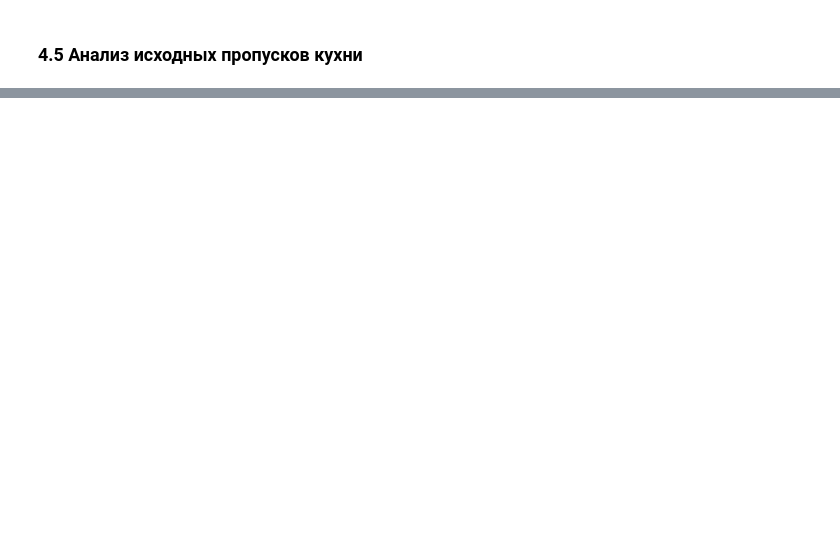
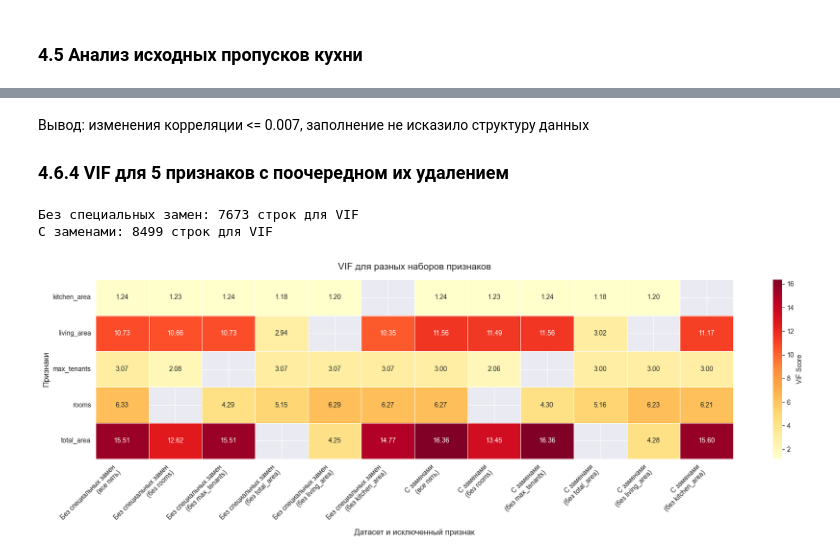
Before and after one commit to 6VolGirl/6VolGirl-Suhodolova_Anna_Lab2, a Jupyter notebook: notebooks/01_preparation.ipynb, the cells around one changed output, grey strips where cells are left out. Drawn from its saved outputs; the diff is of its cells as text; code cells hidden in the pictures; blank space fills up the shorter version.

```diff
--- a/notebooks/01_preparation.ipynb
+++ b/notebooks/01_preparation.ipynb
@@ -640,0 +1444,18 @@ NUM_FEATURES_FILLED = NUM_FEATURES + AREA_FLAGS
+# %%
+datasets = {
+    "Без специальных замен": X_without[COLS].astype(float),
+    "С заменами": X_with[COLS].astype(float),
+}
+
+fig, axes = plt.subplots(1, 2, figsize=(13, 5))
+for ax, (name, data) in zip(axes, datasets.items()):
+    sns.heatmap(data.corr(), annot=True, fmt=".2f", cmap="coolwarm", vmin=-1, vmax=1, square=True, ax=ax)
+    ax.set_title(name)
+
+plt.tight_layout()
+plt.show()
+
+# Изменение абсолютной силы линейной связи
+corr_before = datasets["Без специальных замен"].corr()
+corr_after = datasets["С заменами"].corr()
+display((corr_after.abs() - corr_before.abs()).round(3).rename_axis("Δ абсолютной корреляции"))
@@ -640,0 +1471,43 @@ NUM_FEATURES_FILLED = NUM_FEATURES + AREA_FLAGS
+# %% [markdown]
+Вывод: изменения корреляции <= 0.007, заполнение не исказило структуру данных
+
+### 4.6.4 VIF для 5 признаков с поочередном их удалением
+# %%
+from statsmodels.tools.tools import add_constant
+from statsmodels.stats.outliers_influence import variance_inflation_factor
+
+def calculate_vif(data):
+    matrix = add_constant(data.astype(float), has_constant="add")
+    return pd.Series([variance_inflation_factor(matrix.to_numpy(), i) for i in range(1, matrix.shape[1])], index=data.columns)
+
+vif_results = {}
+
+for name, data in datasets.items():
+    complete = data.dropna()
+    print(f"{name}: {len(complete)} строк для VIF")
+
+    vif_results[(name, "все пять")] = calculate_vif(complete)
+
+    # Каждый раз исключаем один признак из исходных пяти
+    for col in COLS:
+        vif_results[(name, f"без {col}")] = calculate_vif(complete.drop(columns=col))
+
+vif_table = pd.DataFrame(vif_results)
+
+heatmap_columns = [f"{ds}\n({subset})" for ds, subset in vif_table.columns]
+vif_table.columns = heatmap_columns
+plt.figure(figsize=(max(12, len(vif_table.columns) * 1.5), 6))
+
+sns.heatmap(vif_table,  annot=True, cmap="YlOrRd",  fmt=".2f", cbar_kws={'label': 'VIF Score'}, linewidths=.5, linecolor='white')
+
+plt.title("VIF для разных наборов признаков", fontsize=14, pad=15)
+plt.ylabel("Признаки", fontsize=12)
+plt.xlabel("Датасет и исключенный признак", fontsize=12)
+plt.xticks(rotation=45, ha='right')
+plt.yticks(rotation=0)
+plt.tight_layout()
+plt.show()
+# %% [output]
+Без специальных замен: 7673 строк для VIF
+С заменами: 8499 строк для VIF
+[figure, added]
```
Also changed, not shown: parts of 68 cells of this notebook, 2 other files.
